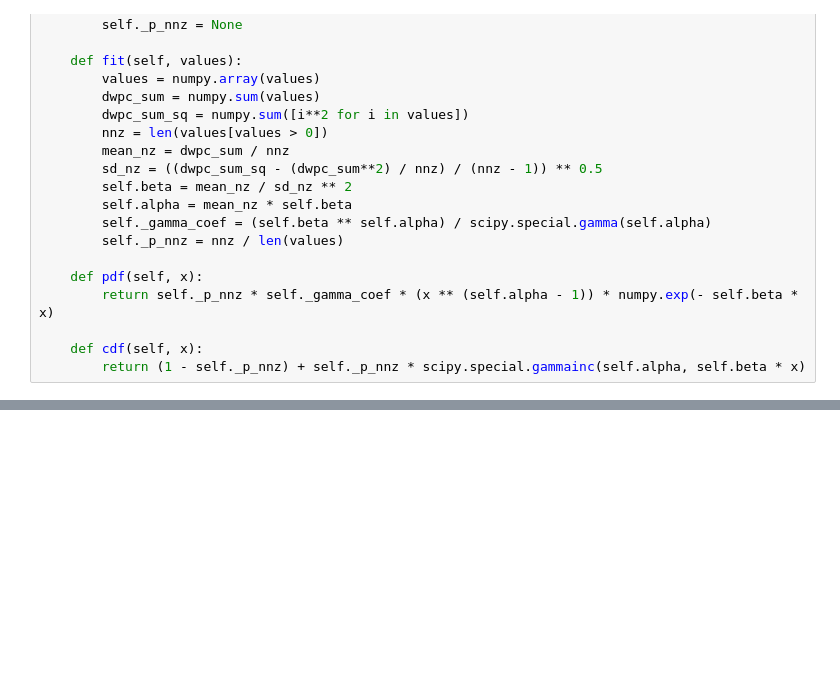
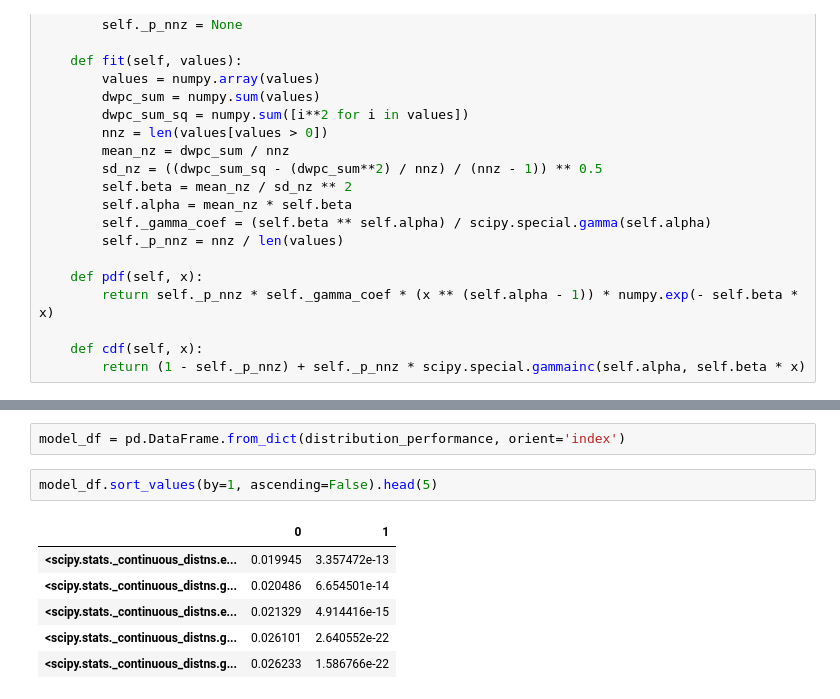
Before and after one commit to greenelab/connectivity-search-analyses, a Jupyter notebook: explore/gamma-fit.ipynb, the cells around one changed output, grey strips where cells are left out. Saved outputs shown, nothing was run; the diff lists cells and outputs as text; blank space fills up the shorter version.

Commit message:
Try all distributions

```diff
--- a/explore/gamma-fit.ipynb
+++ b/explore/gamma-fit.ipynb
@@ -134,0 +254,11 @@ for degree_combo, dgp_values in list(perm_dgp.items())[:10]:
+# %%
+model_df = pd.DataFrame.from_dict(distribution_performance, orient='index')
+# %%
+model_df.sort_values(by=1, ascending=False).head(5)
+# %% [output]
+|  | 0 | 1 |
+| <scipy.stats._continuous_distns.e... | 0.019945 | 3.357472e-13 |
+| <scipy.stats._continuous_distns.g... | 0.020486 | 6.654501e-14 |
+| <scipy.stats._continuous_distns.e... | 0.021329 | 4.914416e-15 |
+| <scipy.stats._continuous_distns.g... | 0.026101 | 2.640552e-22 |
+| <scipy.stats._continuous_distns.g... | 0.026233 | 1.586766e-22 |
```
Also changed, not shown: parts of 8 cells of this notebook.
